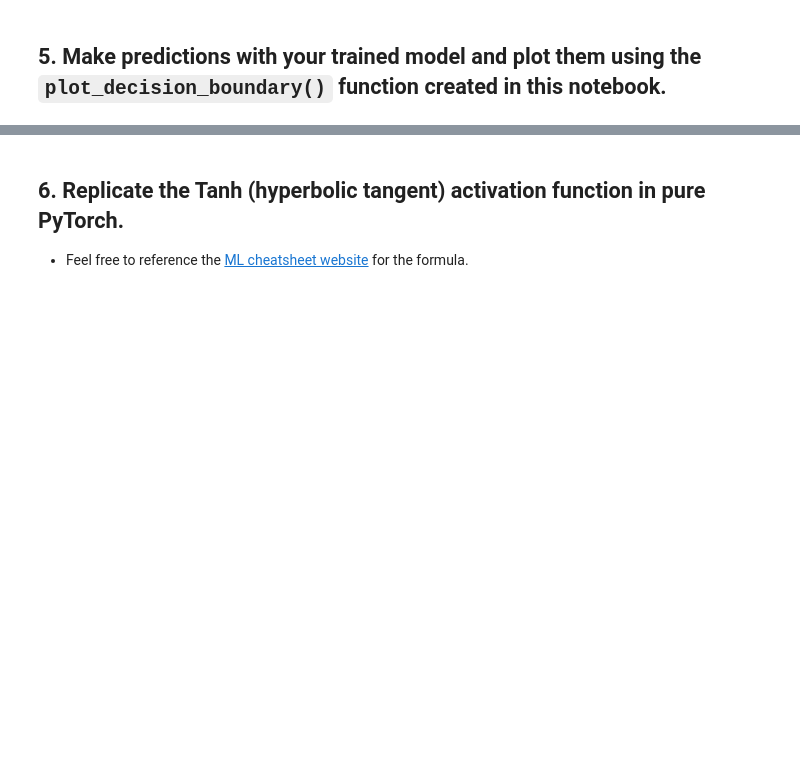
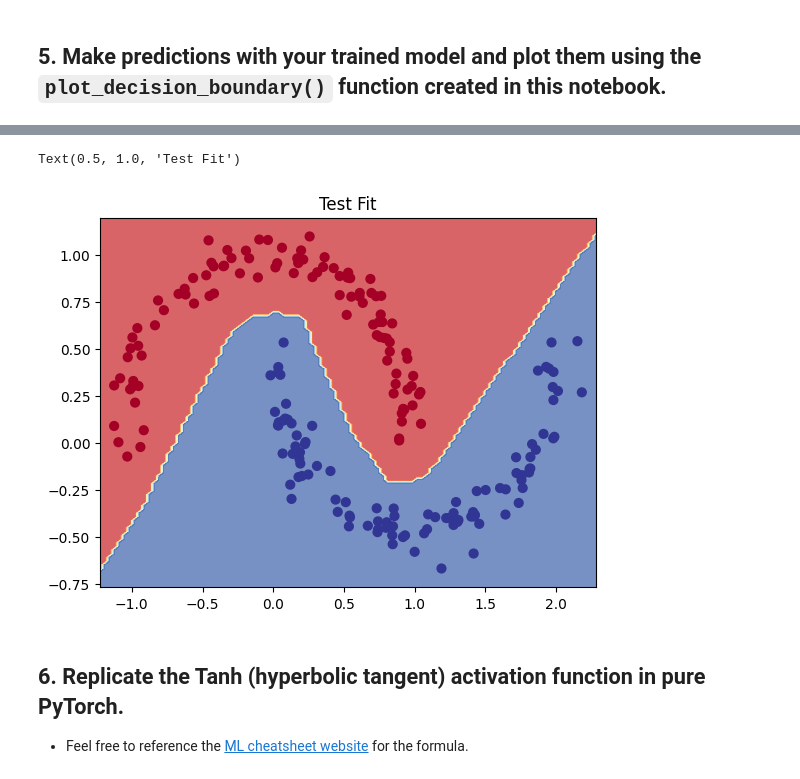
Before and after one commit to RethikNirmal/TorchLearn, a Jupyter notebook: 02_pytorch_classification_exercises.ipynb, the cells around one changed output, grey strips where cells are left out. Cells and saved outputs as stored; diff of their text form; code cells hidden in the pictures; blank space fills up the shorter version.

```diff
--- a/02_pytorch_classification_exercises.ipynb
+++ b/02_pytorch_classification_exercises.ipynb
@@ -232,3 +341,9 @@ def plot_decision_boundary(model, X, y):
+# %%
+plot_decision_boundary(model0, x_test, y_test)
+plt.title("Test Fit")
+# %% [output]
+Text(0.5, 1.0, 'Test Fit')
+[figure, added]
 # %% [markdown]
 ## 6. Replicate the Tanh (hyperbolic tangent) activation function in pure PyTorch.
   * Feel free to reference the [ML cheatsheet website](https://ml-cheatsheet.readthedocs.io/en/latest/activation_functions.html#tanh) for the formula.
```
Also changed, not shown: parts of 29 cells of this notebook.
